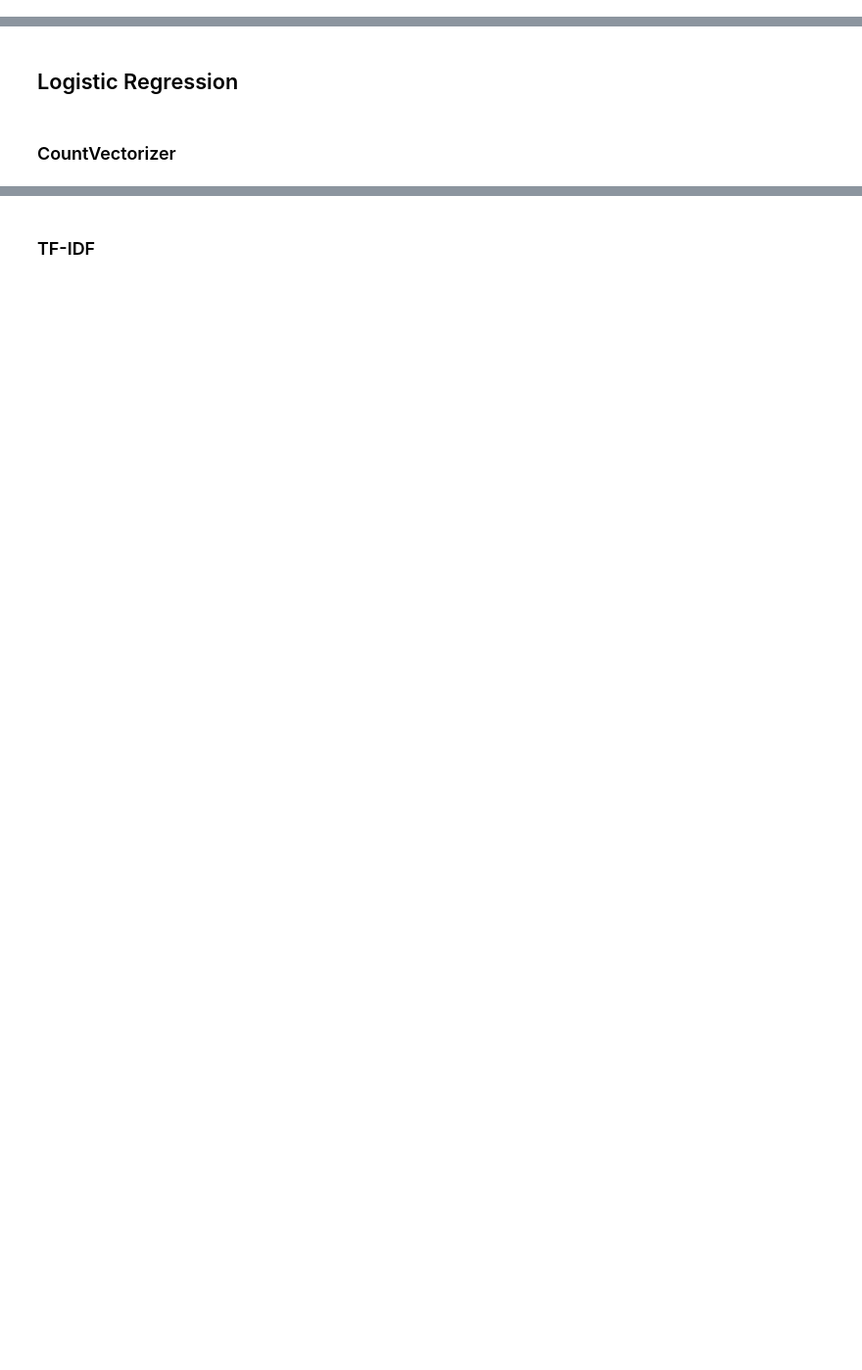
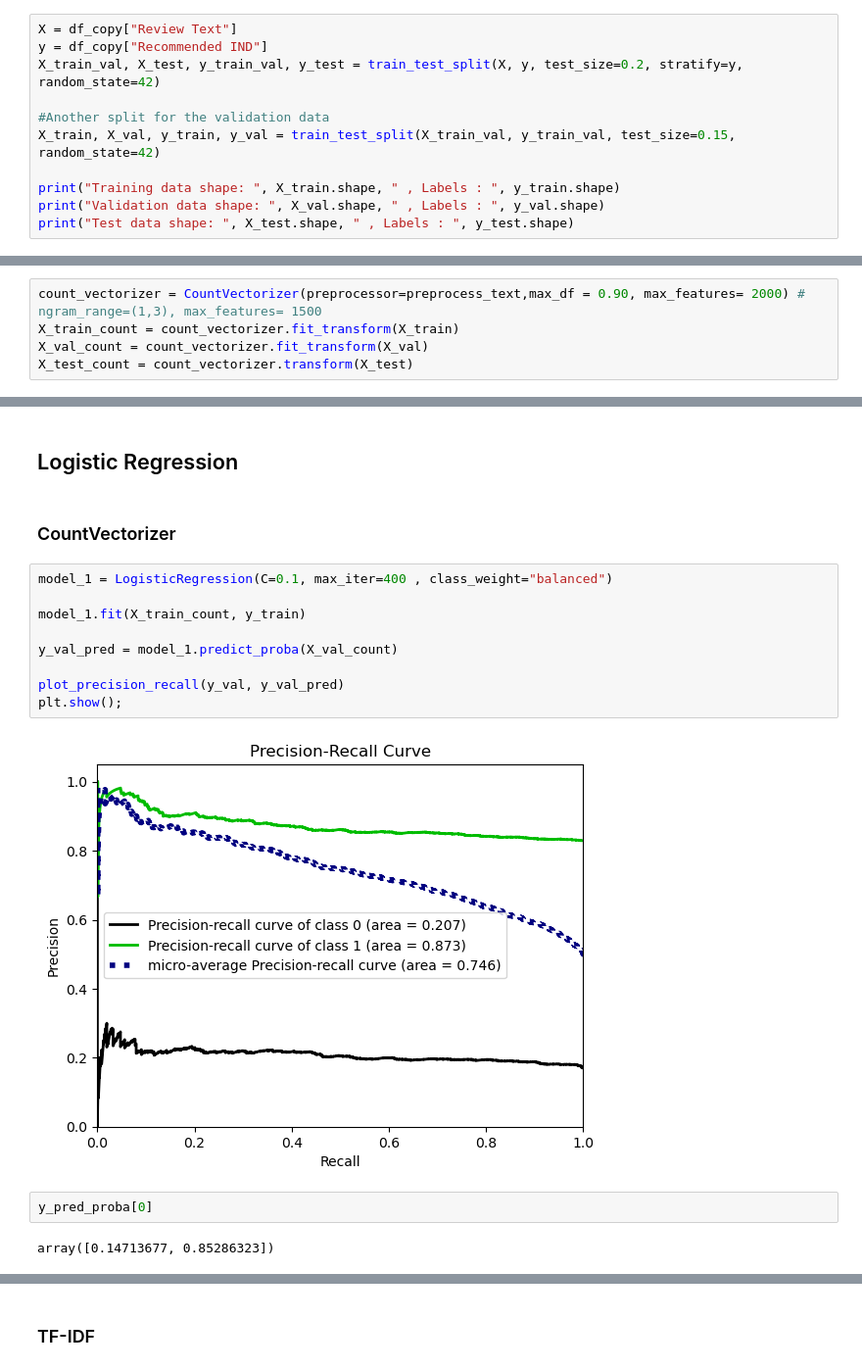
Before and after one commit to WaadAlharthi/ML_Portfolio, a Jupyter notebook: NLP_Sentiment_Analysis_Project.ipynb, the cells around one changed output, grey strips where cells are left out. Shown at 98% size. Cells and saved outputs as stored; diff of their text form; blank space fills up the shorter version.

Commit message:
Machine Learning Models

```diff
--- a/NLP_Sentiment_Analysis_Project.ipynb
+++ b/NLP_Sentiment_Analysis_Project.ipynb
@@ -518,3 +551,14 @@ After performing data preprocessing, build your models using following classific
 To run machine learning algorithms we need to convert text files into numerical feature vectors. We will use bag of words model for our analysis.
 
 First we spliting the data into train and test sets:
+# %%
+X = df_copy["Review Text"]
+y = df_copy["Recommended IND"]
+X_train_val, X_test, y_train_val, y_test = train_test_split(X, y, test_size=0.2, stratify=y, random_state=42)
+
+#Another split for the validation data
+X_train, X_val, y_train, y_val = train_test_split(X_train_val, y_train_val, test_size=0.15, random_state=42)
+
+print("Training data shape: ", X_train.shape, " , Labels : ", y_train.shape)
+print("Validation data shape: ", X_val.shape, " , Labels : ", y_val.shape)
+print("Test data shape: ", X_test.shape, " , Labels : ", y_test.shape)
@@ -522,3 +570,8 @@ First we spliting the data into train and test sets:
 In the next step we create a numerical feature vector for each document:
 # %% [markdown]
 ### Count Vectorization
+# %%
+count_vectorizer = CountVectorizer(preprocessor=preprocess_text,max_df = 0.90, max_features= 2000) # ngram_range=(1,3), max_features= 1500
+X_train_count = count_vectorizer.fit_transform(X_train)
+X_val_count = count_vectorizer.fit_transform(X_val)
+X_test_count = count_vectorizer.transform(X_test)
@@ -530,3 +709,18 @@ In the next step we create a numerical feature vector for each document:
 ## Logistic Regression
 # %% [markdown]
 ### CountVectorizer
+# %%
+model_1 = LogisticRegression(C=0.1, max_iter=400 , class_weight="balanced")
+
+model_1.fit(X_train_count, y_train)
+
+y_val_pred = model_1.predict_proba(X_val_count)
+
+plot_precision_recall(y_val, y_val_pred)
+plt.show();
+# %% [output]
+[figure, added]
+# %%
+y_pred_proba[0]
+# %% [output]
+array([0.14713677, 0.85286323])
```
Also changed, not shown: parts of 54 cells of this notebook.
